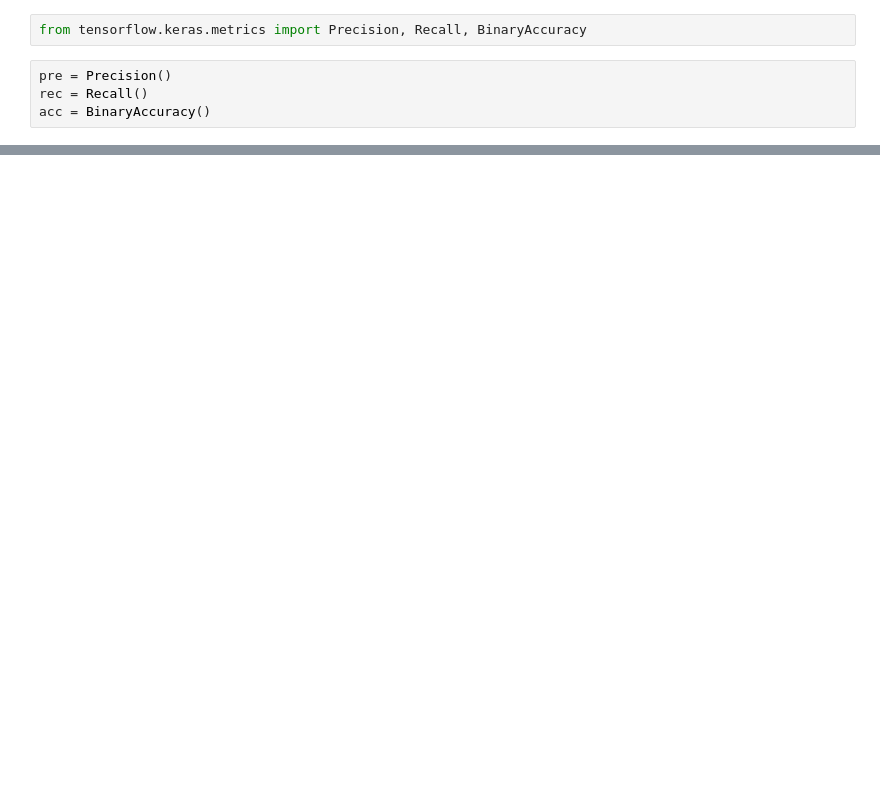
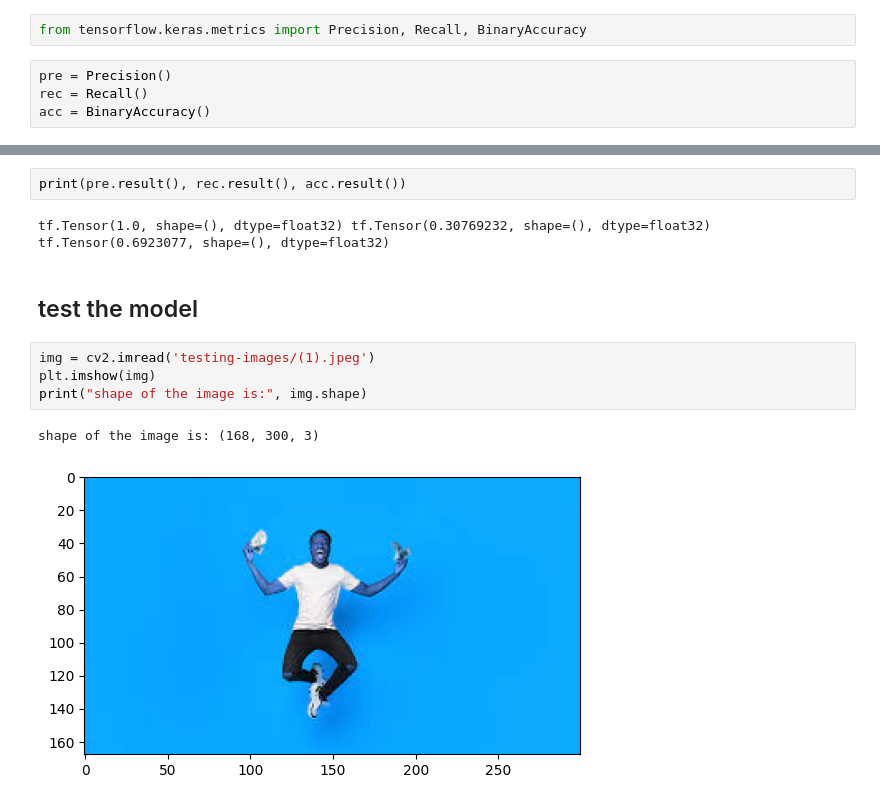
Before and after one commit to Kamaljit12/imageclassifier, a Jupyter notebook: analysis.ipynb, the cells around one changed output, grey strips where cells are left out. Cells and saved outputs as stored; diff of their text form; blank space fills up the shorter version.

```diff
--- a/analysis.ipynb
+++ b/analysis.ipynb
@@ -154,0 +235,13 @@ acc = BinaryAccuracy()
+# %%
+print(pre.result(), rec.result(), acc.result())
+# %% [output]
+tf.Tensor(1.0, shape=(), dtype=float32) tf.Tensor(0.30769232, shape=(), dtype=float32) tf.Tensor(0.6923077, shape=(), dtype=float32)
+# %% [markdown]
+## test the model
+# %%
+img = cv2.imread('testing-images/(1).jpeg')
+plt.imshow(img)
+print("shape of the image is:", img.shape)
+# %% [output]
+shape of the image is: (168, 300, 3)
+[figure, added]
```
Also changed, not shown: parts of 29 cells of this notebook, 10 other files.
